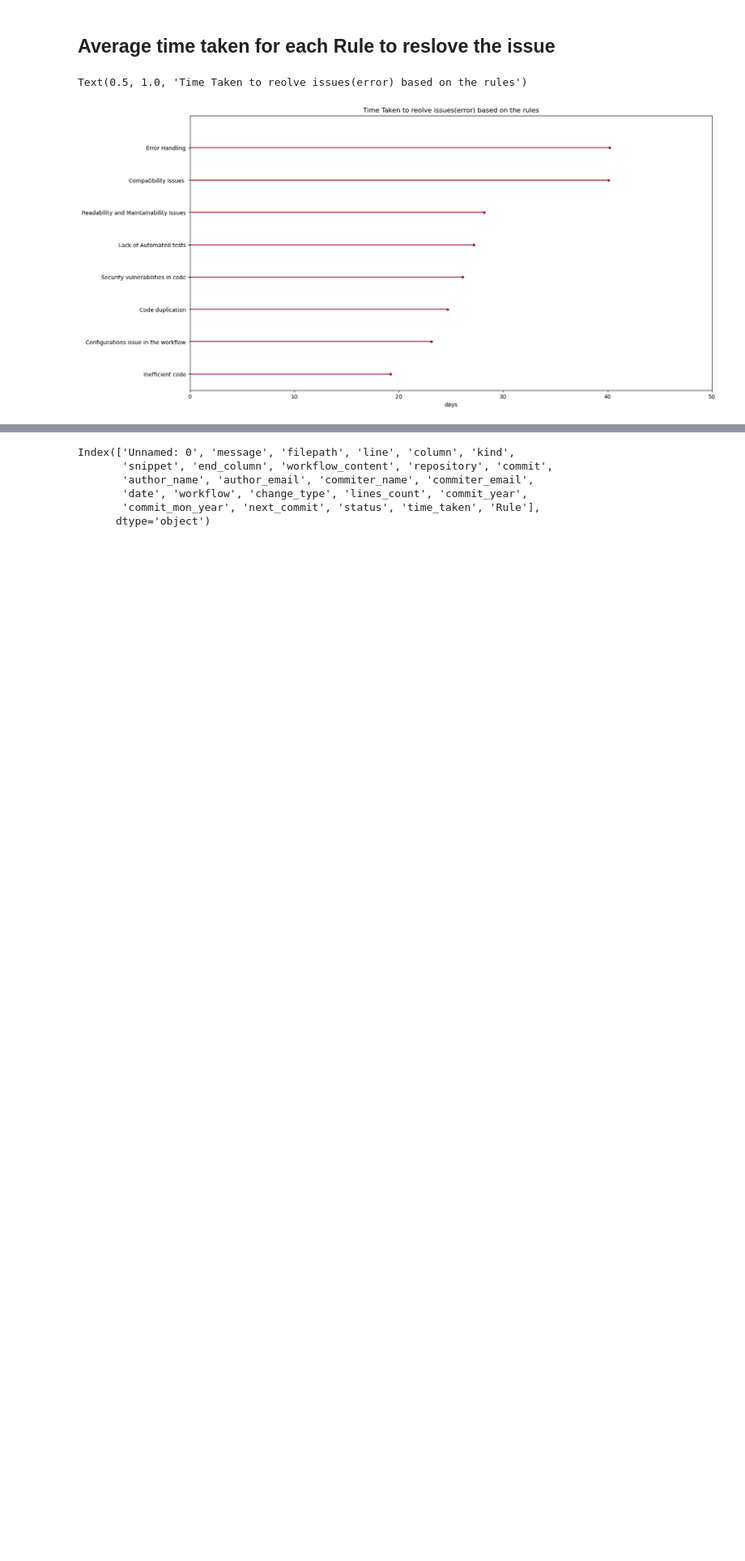
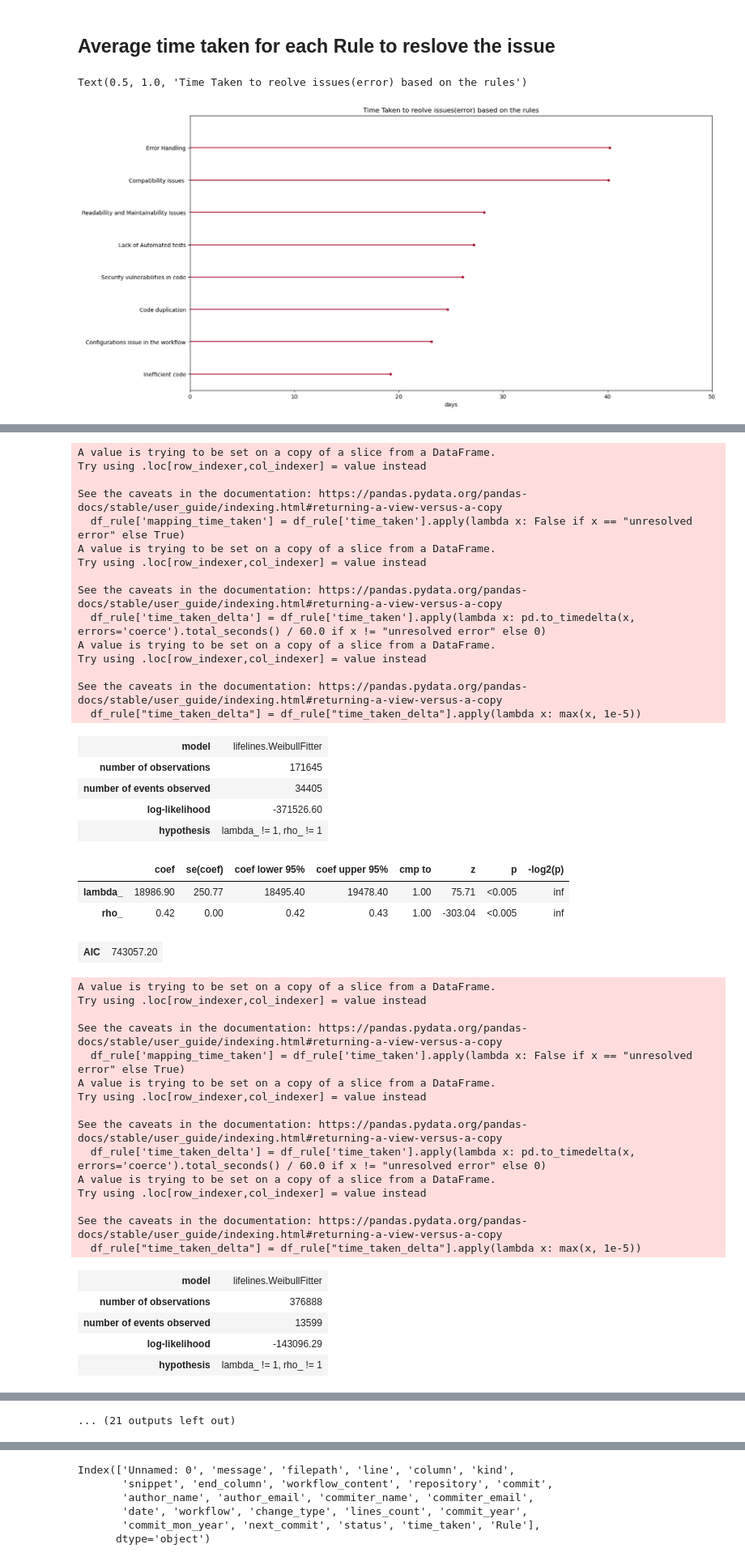
Before and after one commit to ehsansiddiqui/workflow-issueanalysis, a Jupyter notebook: notebook/issue_analysis.ipynb, the cells around one changed output, grey strips where cells are left out. Shown at 81% size. Drawn from its saved outputs; the diff is of its cells as text; code cells hidden in the pictures; blank space fills up the shorter version.

Commit message:
Weibul Model

```diff
--- a/notebook/issue_analysis.ipynb
+++ b/notebook/issue_analysis.ipynb
@@ -534,0 +585,47 @@ Cox-PH model is a semi-parametric model which solves the problem of incorporatin
+# %%
+plot_weibull_curve_subplot(df['Rule'].unique(), df, 2, 4)
+# %% [output]
+A value is trying to be set on a copy of a slice from a DataFrame.
+Try using .loc[row_indexer,col_indexer] = value instead
+
+See the caveats in the documentation: https://pandas.pydata.org/pandas-docs/stable/user_guide/indexing.html#returning-a-view-versus-a-copy
+  df_rule['mapping_time_taken'] = df_rule['time_taken'].apply(lambda x: False if x == "unresolved error" else True)
+A value is trying to be set on a copy of a slice from a DataFrame.
+Try using .loc[row_indexer,col_indexer] = value instead
+
+See the caveats in the documentation: https://pandas.pydata.org/pandas-docs/stable/user_guide/indexing.html#returning-a-view-versus-a-copy
+  df_rule['time_taken_delta'] = df_rule['time_taken'].apply(lambda x: pd.to_timedelta(x, errors='coerce').total_seconds() / 60.0 if x != "unresolved error" else 0)
+A value is trying to be set on a copy of a slice from a DataFrame.
+Try using .loc[row_indexer,col_indexer] = value instead
+
+See the caveats in the documentation: https://pandas.pydata.org/pandas-docs/stable/user_guide/indexing.html#returning-a-view-versus-a-copy
+  df_rule["time_taken_delta"] = df_rule["time_taken_delta"].apply(lambda x: max(x, 1e-5))
+| model | lifelines.WeibullFitter |
+| number of observations | 171645 |
+| number of events observed | 34405 |
+| log-likelihood | -371526.60 |
+| hypothesis | lambda_ != 1, rho_ != 1 |
+|  | coef | se(coef) | coef lower 95% | coef upper 95% | cmp to | z | p | -log2(p) |
+| lambda_ | 18986.90 | 250.77 | 18495.40 | 19478.40 | 1.00 | 75.71 | <0.005 | inf |
+| rho_ | 0.42 | 0.00 | 0.42 | 0.43 | 1.00 | -303.04 | <0.005 | inf |
+| AIC | 743057.20 |
+A value is trying to be set on a copy of a slice from a DataFrame.
+Try using .loc[row_indexer,col_indexer] = value instead
+
+See the caveats in the documentation: https://pandas.pydata.org/pandas-docs/stable/user_guide/indexing.html#returning-a-view-versus-a-copy
+  df_rule['mapping_time_taken'] = df_rule['time_taken'].apply(lambda x: False if x == "unresolved error" else True)
+A value is trying to be set on a copy of a slice from a DataFrame.
+Try using .loc[row_indexer,col_indexer] = value instead
+
+See the caveats in the documentation: https://pandas.pydata.org/pandas-docs/stable/user_guide/indexing.html#returning-a-view-versus-a-copy
+  df_rule['time_taken_delta'] = df_rule['time_taken'].apply(lambda x: pd.to_timedelta(x, errors='coerce').total_seconds() / 60.0 if x != "unresolved error" else 0)
+A value is trying to be set on a copy of a slice from a DataFrame.
+Try using .loc[row_indexer,col_indexer] = value instead
+
+See the caveats in the documentation: https://pandas.pydata.org/pandas-docs/stable/user_guide/indexing.html#returning-a-view-versus-a-copy
+  df_rule["time_taken_delta"] = df_rule["time_taken_delta"].apply(lambda x: max(x, 1e-5))
+| model | lifelines.WeibullFitter |
+| number of observations | 376888 |
+| number of events observed | 13599 |
+| log-likelihood | -143096.29 |
+| hypothesis | lambda_ != 1, rho_ != 1 |
@@ -534,0 +660 @@ Cox-PH model is a semi-parametric model which solves the problem of incorporatin
+... (21 outputs left out)
```
Also changed, not shown: parts of 47 cells of this notebook, 19 other files.
